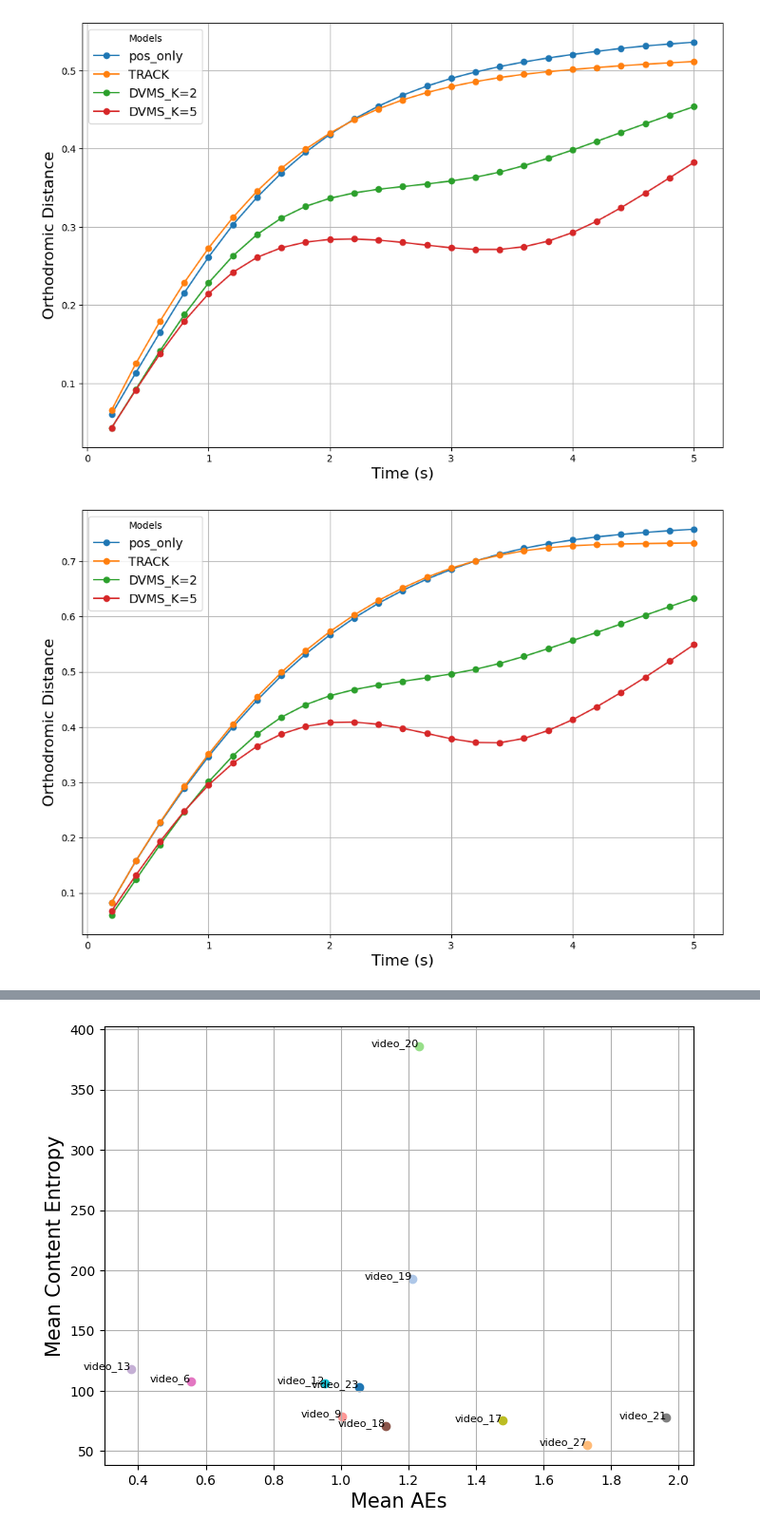
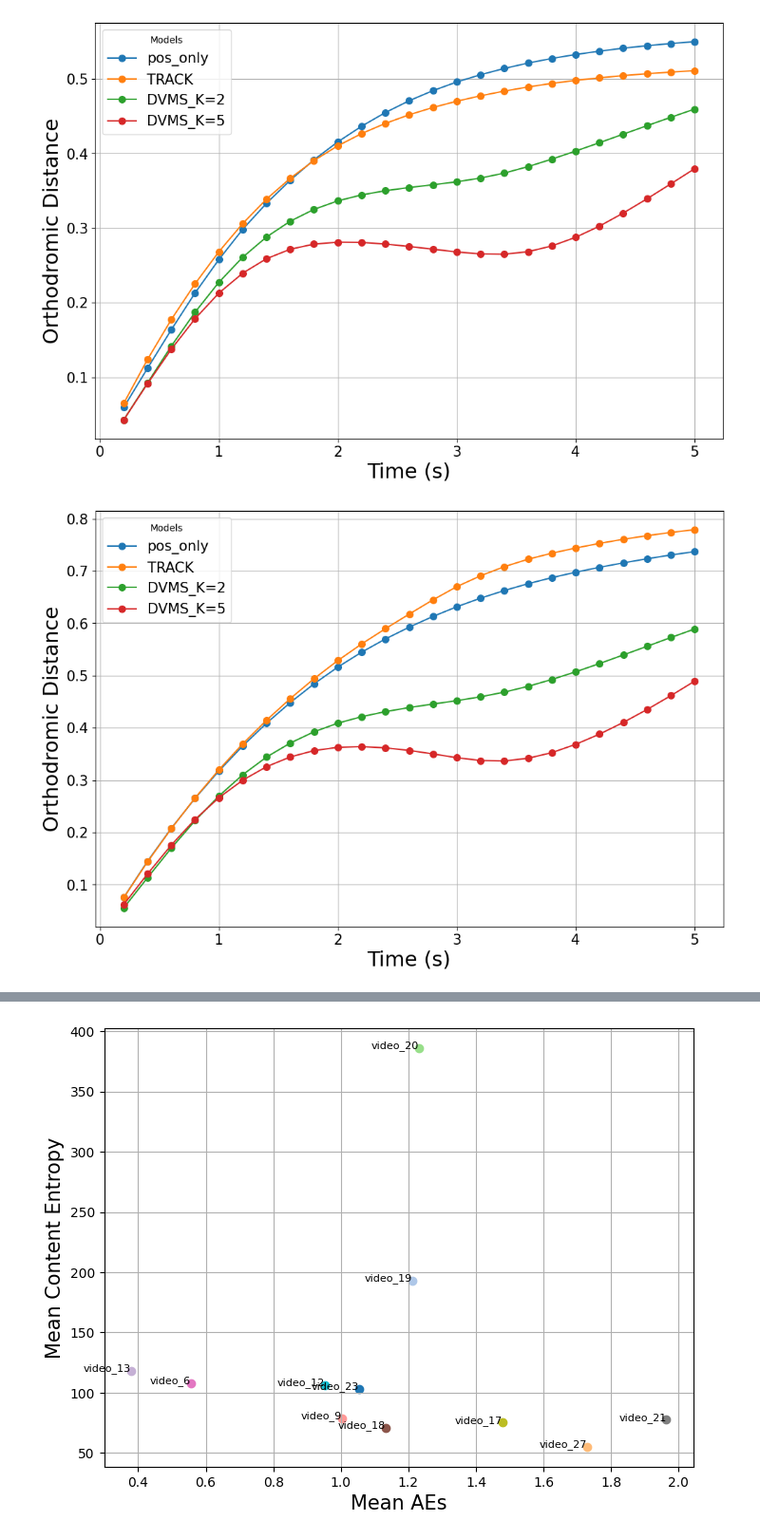
Before and after one commit to varun-pradhan-117/XR-pipeline, a Jupyter notebook: plotting.ipynb, the cells around one changed output, grey strips where cells are left out. Shown at 95% size. Saved outputs shown, nothing was run; the diff lists cells and outputs as text; code cells hidden in the pictures.

```diff
--- a/plotting.ipynb
+++ b/plotting.ipynb
@@ -275,6 +274,8 @@ def plot_mean_AEs_vs_entropy(entropies, aes,dataset,color='blue',fontsize=12,mar
     #plt.title(f'{dataset} Mean Entropy vs Mean AE')
     plt.xlabel('Mean Actual Entropy',fontsize=fontsize)
     plt.ylabel('Mean Content Entropy',fontsize=fontsize)
+    plt.xticks(fontsize=fontsize-7)
+    plt.yticks(fontsize=fontsize-7)
     plt.grid(True)
     plots_folder = os.path.join('Plots', 'Entropies')
     os.makedirs(plots_folder, exist_ok=True)
@@ -327,5 +330,5 @@ def plot_mean_AEs_vs_entropy_all_datasets(datasets_folder,datasets,color,dataset
 # %%
 for idx,dataset in enumerate(datasets):
     c_entropies,aes,IEs=fetch_entropies(datasets_folder,dataset)
-    plot_mean_AEs_vs_entropy(c_entropies, aes, dataset,color=dataset_colors[idx],fontsize=20,markersize=80)
+    plot_mean_AEs_vs_entropy(c_entropies, aes, dataset,color=dataset_colors[idx],fontsize=22,markersize=90)
 # %% [output]
@@ -346,5 +345,5 @@ plot_mean_AEs_vs_entropy_all_datasets(datasets_folder,datasets,dataset_colors,da
 # %%
-def plot_train_test(datasets_folder,dataset, ces,aes,fontsize=12):
+def plot_train_test(datasets_folder,dataset, ces,aes,fontsize=12,markersize=50):
     dataset_dir=os.path.join(datasets_folder,dataset)
     vid_data_dir=os.path.join(dataset_dir,'video_data')
     split_path=os.path.join(dataset,'splits','test_vids')
@@ -367,13 +366,15 @@ def plot_train_test(datasets_folder,dataset, ces,aes,fontsize=12):
         train_AEs.append(np.mean(aes[video]))
 
     plt.figure(figsize=(8, 6))
-    plt.scatter(train_AEs, train_CEs, color='blue', marker='o', label='training videos')
-    plt.scatter(test_AEs, test_CEs, color='red', marker='o', label='testing videos')
+    plt.scatter(train_AEs, train_CEs, color='blue', marker='o', label='training videos',s=markersize)
+    plt.scatter(test_AEs, test_CEs, color='red', marker='o', label='testing videos',s=markersize)
     #for i, video in enumerate(entropies):
     #    plt.annotate(video, (mean_AEs[i], mean_entropies[i]), fontsize=8)
     #plt.title(f'{dataset} Mean Entropy vs Mean AE')
     plt.xlabel('Mean Actual Entropy',fontsize=fontsize)
     plt.ylabel('Mean Content Entropy',fontsize=fontsize)
+    plt.xticks(fontsize=fontsize-7)
+    plt.yticks(fontsize=fontsize-7)
     plt.grid(True)
     plots_folder = os.path.join('Plots', 'Splits')
     os.makedirs(plots_folder, exist_ok=True)
@@ -384,5 +385,5 @@ def plot_train_test(datasets_folder,dataset, ces,aes,fontsize=12):
 used_datasets=['Jin_22', 'PAMI18', 'Fan_NOSSDAV_17']
 for idx,dataset in enumerate(used_datasets):
     ces,aes,IEs=fetch_entropies(datasets_folder,dataset)
-    plot_train_test(datasets_folder,dataset,ces,aes,fontsize=16)
+    plot_train_test(datasets_folder,dataset,ces,aes,fontsize=22,markersize=90)
 # %% [output]
@@ -412,8 +470,8 @@ TypeError: cannot unpack non-iterable int object
 # %%
-plot_paths='TestPlots'
+plot_paths='New_User_TestPlots'
 datasets=os.listdir(plot_paths)
 dataset_names=['PAMI18','NOSSDAV17','MM22']
-fontsize=16
+fontsize=22
 for idx,dataset in enumerate(datasets):
     paths=os.path.join(plot_paths,dataset)
     models=os.listdir(paths)
@@ -431,36 +489,38 @@ for idx,dataset in enumerate(datasets):
         else:
             print(f"File {dist_values_path} does not exist.")
 
     reordered=['pos_only','TRACK','DVMS_K=2','DVMS_K=5']
     reordered_values={key: model_dist_values[key] for key in reordered}
 
     if reordered_values:
         # Generate the timestamps based on 5fps
         timestamps = np.arange(0.2, 5.1, 0.2)  # Adjust according to your timestamp range and fps
 
         # Plotting
         plt.figure(figsize=(12, 8))
         # Plot each model's dist_values with a label
         for model_name, dist_values in reordered_values.items():
             #model_name=get_model_name(model)
-            plt.plot(timestamps, dist_values, marker='o', linestyle='-', label=model_name)
+            plt.plot(timestamps, dist_values, marker='o', linestyle='-', label=model_name, markersize=7)
 
         #plt.title(f'Dataset: {dataset_names[idx]} - Orthodromic Distance Across Models')
         plt.xlabel('Time (s)',fontsize=fontsize)
         plt.ylabel('Orthodromic Distance',fontsize=fontsize)
-        plt.legend(title='Models',fontsize=fontsize-3)
+        plt.legend(title='Models',fontsize=fontsize-7)
         plt.grid(True)
         plots_folder = os.path.join('Plots', 'Model_Performances')
         os.makedirs(plots_folder, exist_ok=True)
         # Save plot to the dataset path
-        plot_file = os.path.join(plots_folder, f'{dataset}_model_dist_values.png')
-        plt.savefig(plot_file)
+        plot_file = os.path.join(plots_folder, f'{dataset}_model_dist_values_new_user.png')
+        plt.xticks(fontsize=fontsize-7)
+        plt.yticks(fontsize=fontsize-7)
+        #plt.savefig(plot_file)
         plt.show()
         plt.close()
 
         #print(f"Plot saved at: {plot_file}")
     else:
         print(f"No dist_values found for dataset: {dataset}")
 # %% [output]
-[figure, old version]
+[figure, new version]
-[figure, old version]
+[figure, new version]
```
Also changed, not shown: parts of 15 cells of this notebook, 15 other files.
